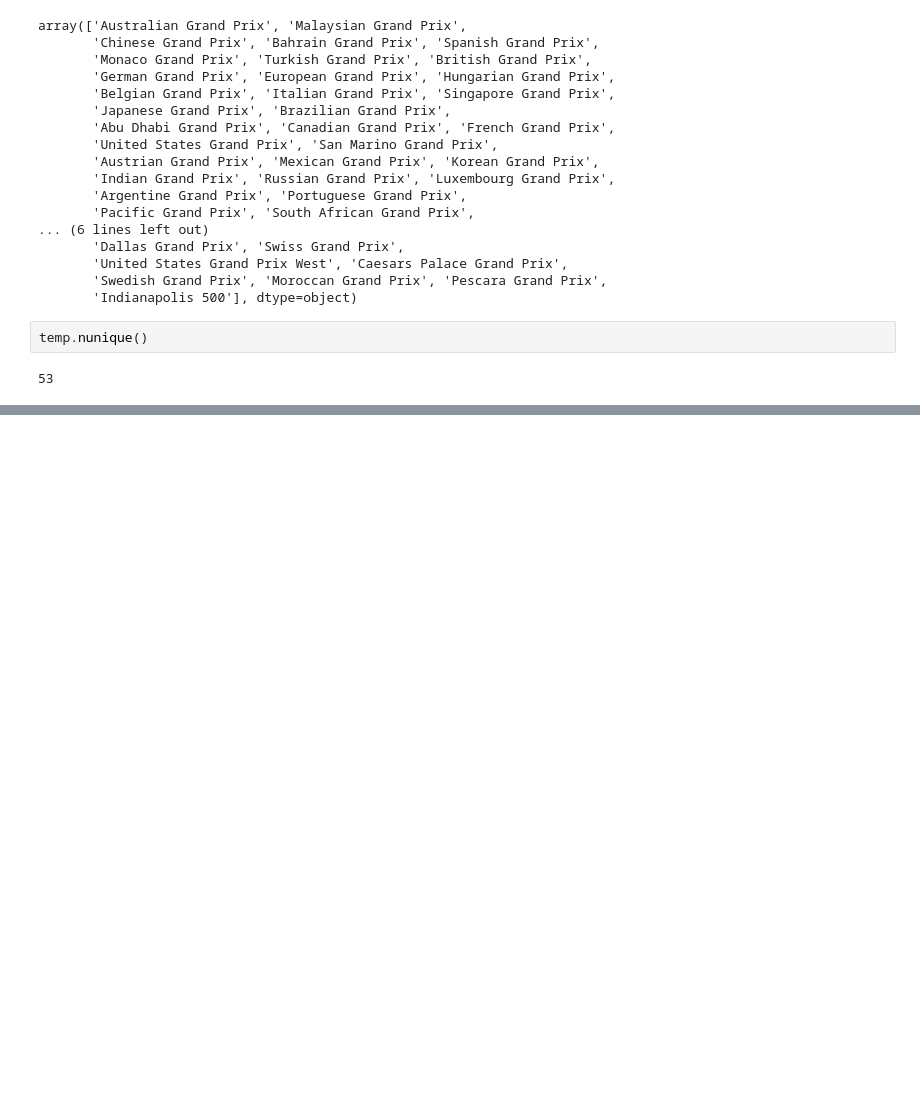
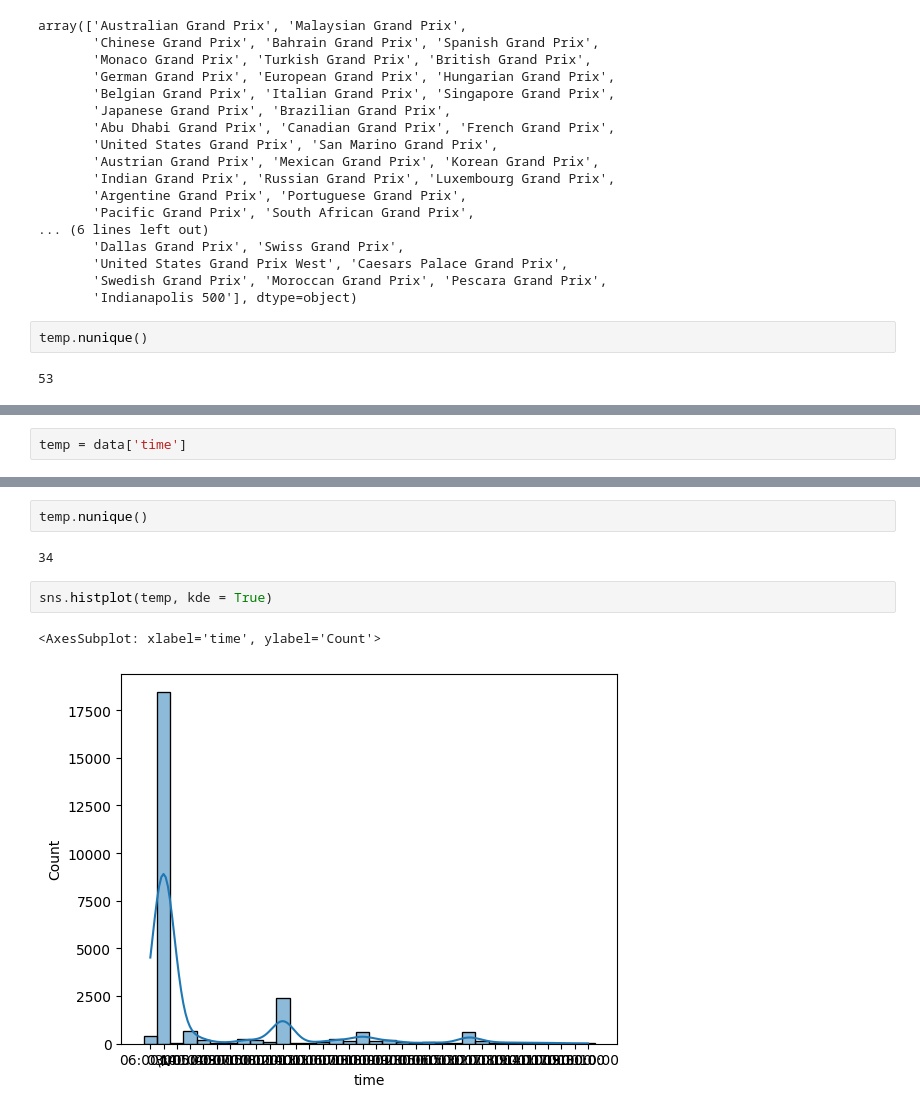
Before and after one commit to Nipun-Gupta26/ML-Project, a Jupyter notebook: eda.ipynb, the cells around one changed output, grey strips where cells are left out. Saved outputs shown, nothing was run; the diff lists cells and outputs as text; blank space fills up the shorter version.

```diff
--- a/eda.ipynb
+++ b/eda.ipynb
@@ -244,0 +309,2 @@ temp.nunique()
+# %%
+temp = data['time']
@@ -244,0 +345,9 @@ temp.nunique()
+# %%
+temp.nunique()
+# %% [output]
+34
+# %%
+sns.histplot(temp, kde = True)
+# %% [output]
+<AxesSubplot: xlabel='time', ylabel='Count'>
+[figure, added]
```
Also changed, not shown: parts of 370 cells of this notebook.
